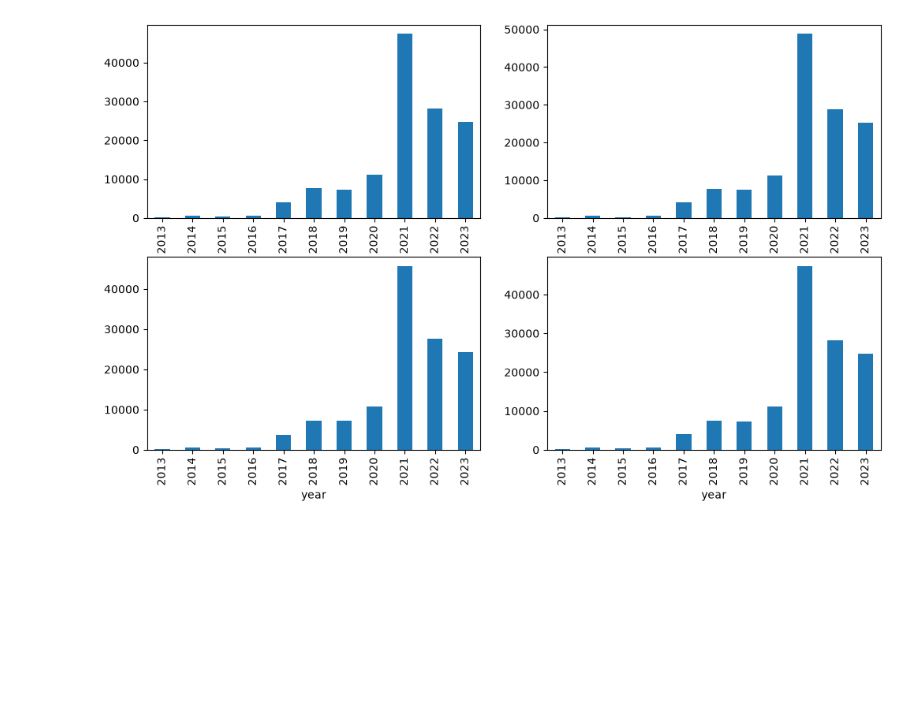
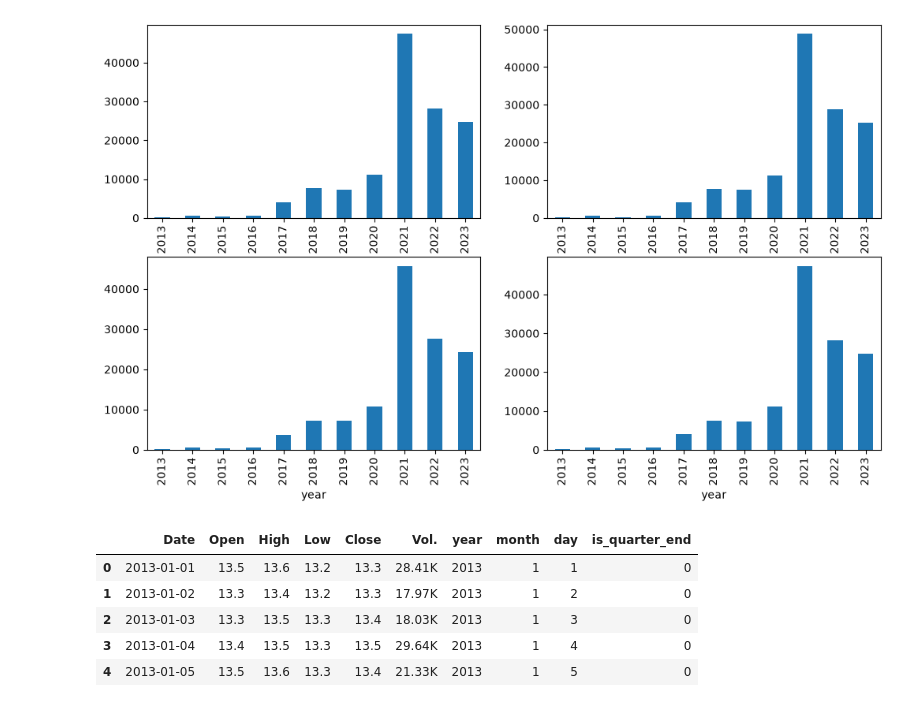
Before and after one commit to Matin-python/Bitcoin-Price-Direction-Prediction, a Jupyter notebook: bitcoin.ipynb, the cells around one changed output. Cells and saved outputs as stored; diff of their text form; code cells hidden in the pictures; blank space fills up the shorter version.

```diff
--- a/bitcoin.ipynb
+++ b/bitcoin.ipynb
@@ -113,3 +113,13 @@ for i, col in enumerate(['Open', 'High', 'Low', 'Close']):
 plt.show()
 # %% [output]
 [figure]
+# %%
+df['is_quarter_end'] = np.where(df['month']%3==0,1,0)
+df.head()
+# %% [output]
+|  | Date | Open | High | Low | Close | Vol. | year | month | day | is_quarter_end |
+| 0 | 2013-01-01 | 13.5 | 13.6 | 13.2 | 13.3 | 28.41K | 2013 | 1 | 1 | 0 |
+| 1 | 2013-01-02 | 13.3 | 13.4 | 13.2 | 13.3 | 17.97K | 2013 | 1 | 2 | 0 |
+| 2 | 2013-01-03 | 13.3 | 13.5 | 13.3 | 13.4 | 18.03K | 2013 | 1 | 3 | 0 |
+| 3 | 2013-01-04 | 13.4 | 13.5 | 13.3 | 13.5 | 29.64K | 2013 | 1 | 4 | 0 |
+| 4 | 2013-01-05 | 13.5 | 13.6 | 13.3 | 13.4 | 21.33K | 2013 | 1 | 5 | 0 |
```
